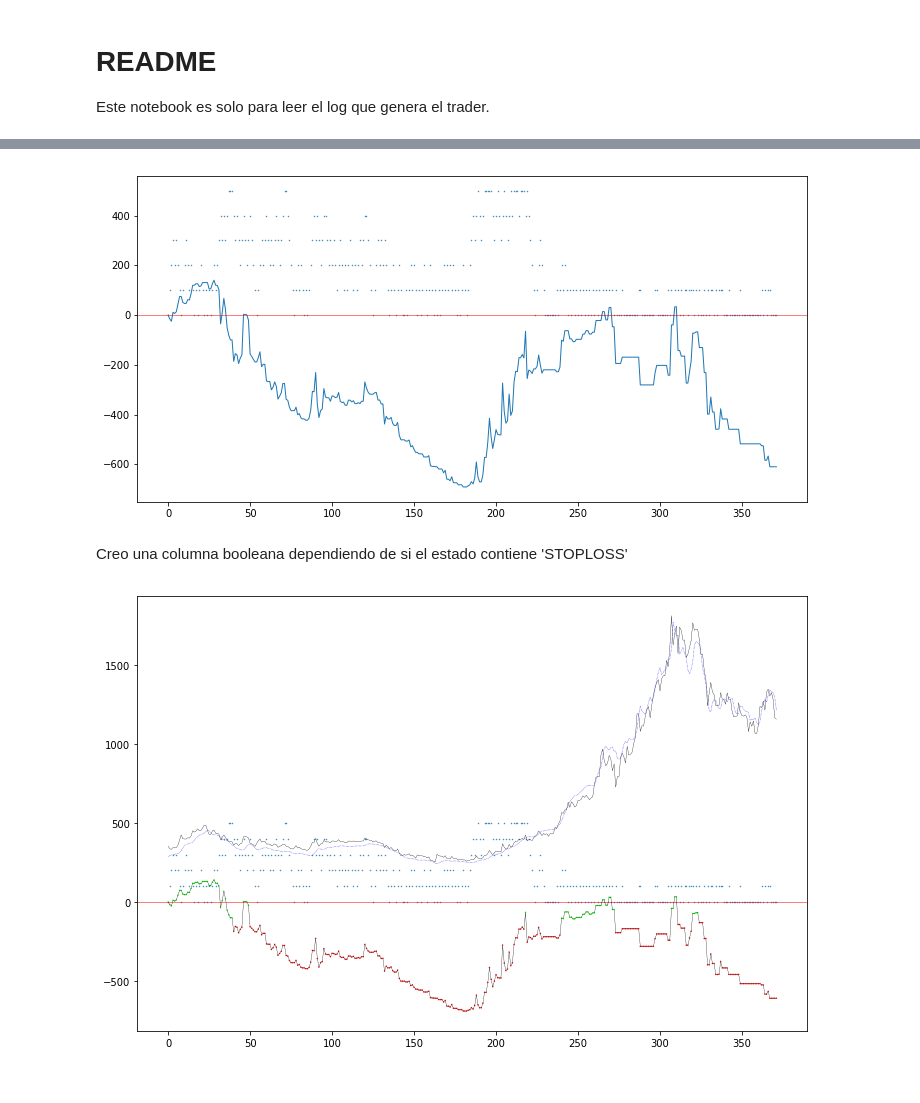
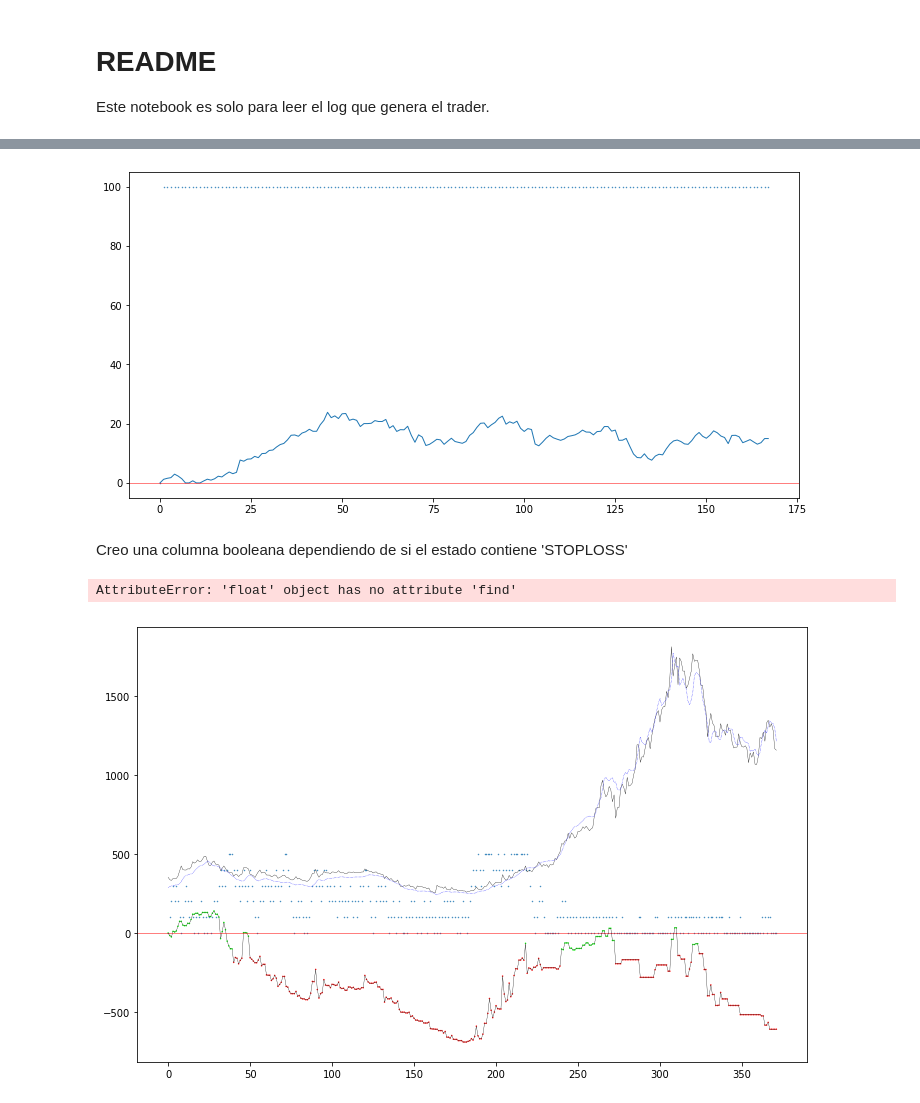
Before and after one commit to renero/trader, a Jupyter notebook: resources/log_reader.ipynb, the cells around one changed output, grey strips where cells are left out. Drawn from its saved outputs; the diff is of its cells as text; code cells hidden in the pictures.

Commit message:
new log reader plot and simplified saving ops in RL_NN

```diff
--- a/resources/log_reader.ipynb
+++ b/resources/log_reader.ipynb
@@ -8,10 +8,11 @@ import numpy as np
 import matplotlib.pyplot as plt
 from matplotlib import cm, colors
 # %%
-raw_filepath = '/Users/renero/Documents/SideProjects/trader/output/log_10k.csv'
-raw_data = pd.read_csv(raw_filepath, sep='|')
+raw_filepath = '../output/rl_model_forecast_acciona_2019.csv'
+raw_data = pd.read_csv(raw_filepath, sep=',')
 new_colnames = [col_name.strip() for col_name in raw_data.columns]
 new_cols_dict = dict(zip(raw_data.columns, new_colnames))
-data = raw_data.rename(columns=new_cols_dict)
+data: pd.DataFrame = raw_data.rename(columns=new_cols_dict)
+data = data.dropna()
 data.head()
 # %% [output]
@@ -24,15 +25,17 @@ data.head()
 # %%
 plt.figure(figsize=(12,6))
-plt.plot(data.loc[:, 'net.Val'], linewidth=1)
+plt.plot(data.loc[:, 'netValue'], linewidth=1)
 plt.scatter(range(len(data.shares)), data.shares*100, s=0.2)
 plt.axhline(y=0, c='r', linewidth=0.5)
 plt.show()
 # %% [output]
-[figure, old version]
+[figure, new version]
 # %% [markdown]
 Creo una columna booleana dependiendo de si el estado contiene 'STOPLOSS'
 # %%
 data['stoploss'] = data.state.apply(lambda v: v.find('STOPLOSS') != -1)
+# %% [output]
+AttributeError: 'float' object has no attribute 'find'
 # %%
 cmap = colors.ListedColormap(['#00ff00','#ff0000'])
 
```
Also changed, not shown: parts of 9 cells of this notebook, 2 other files.
